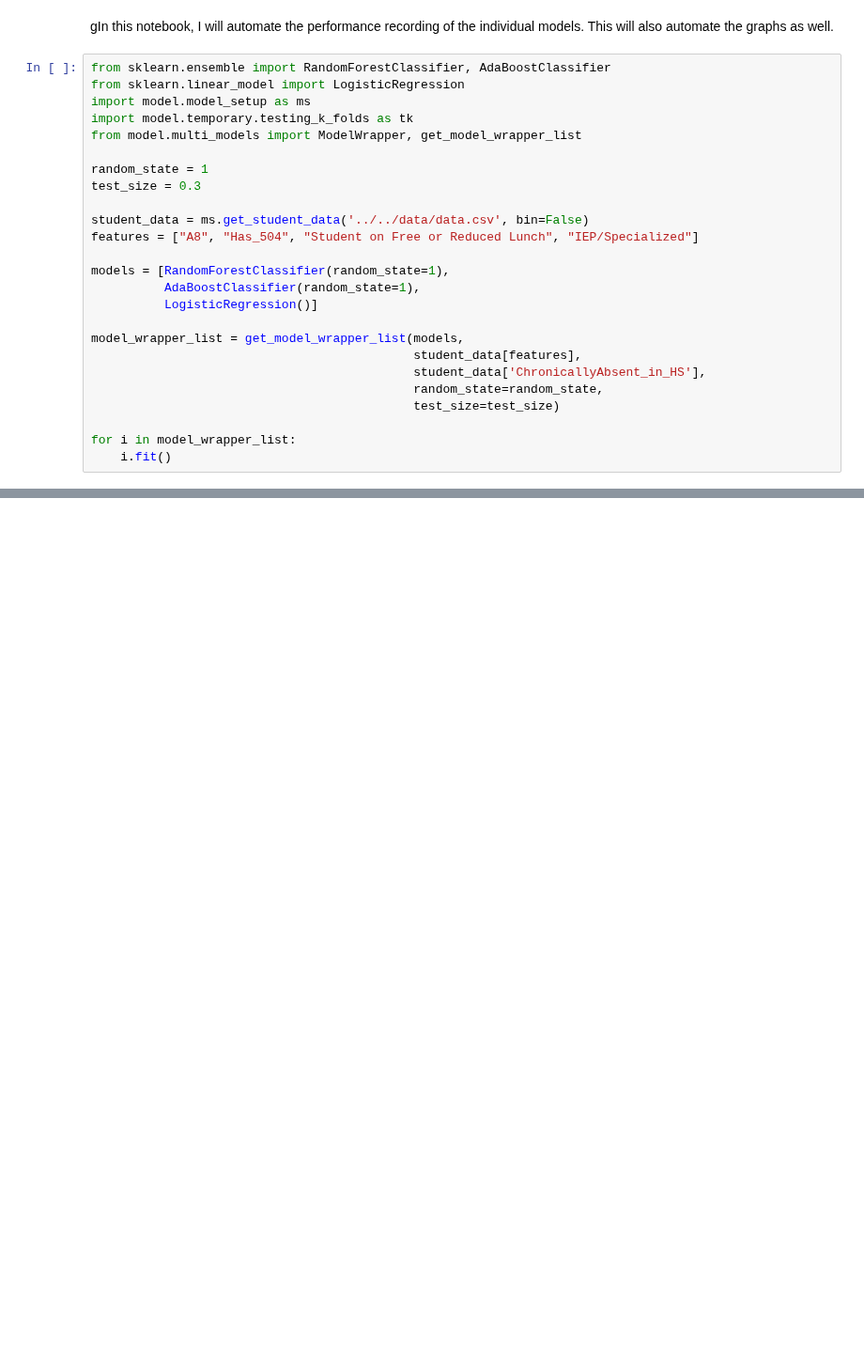
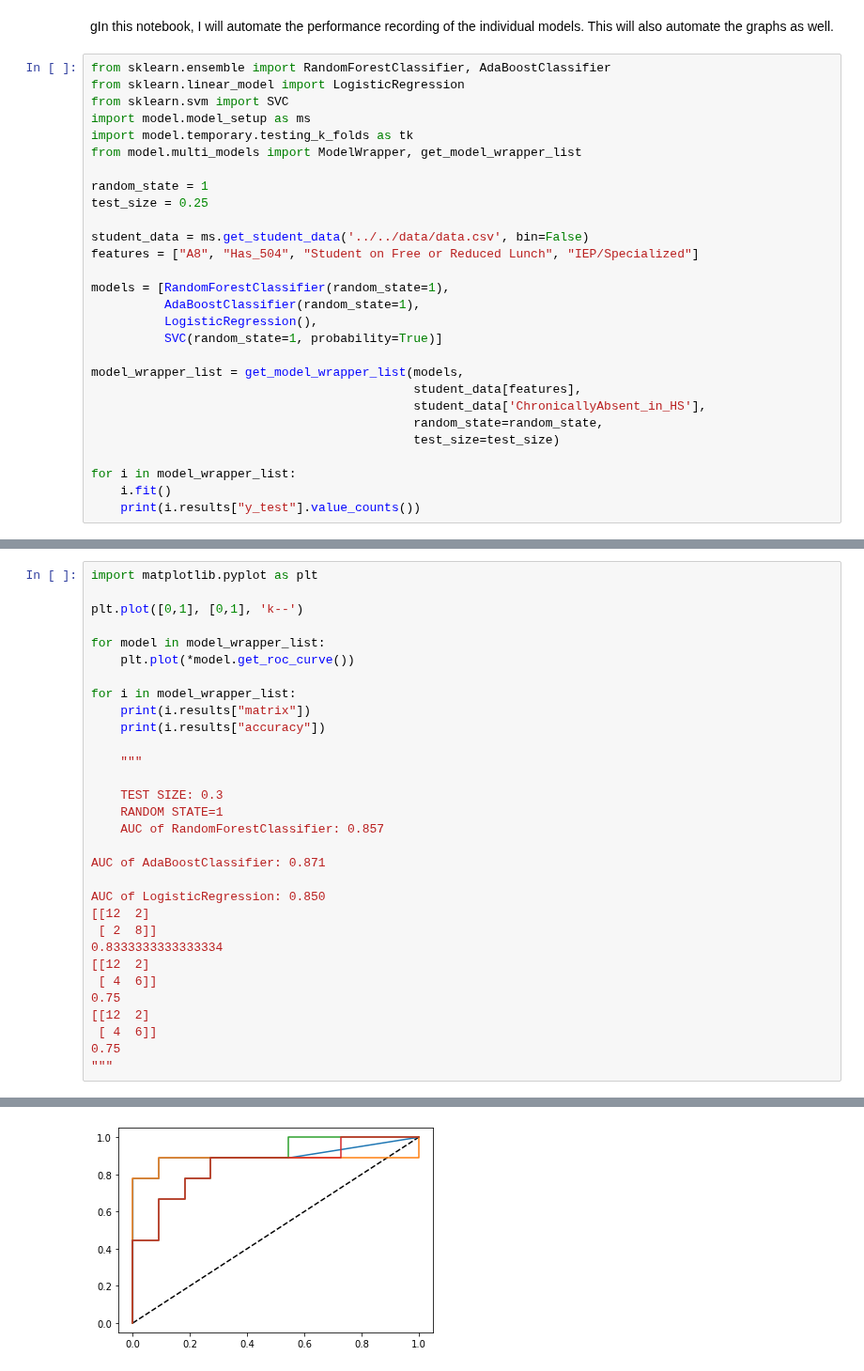
Before and after one commit to kevinmonisit/Research, a Jupyter notebook: model/notebooks/multi_model_graphs.ipynb, the cells around one changed output, grey strips where cells are left out. Shown at 94% size. Saved outputs shown, nothing was run; the diff lists cells and outputs as text; blank space fills up the shorter version.

```diff
--- a/model/notebooks/multi_model_graphs.ipynb
+++ b/model/notebooks/multi_model_graphs.ipynb
@@ -4,19 +4,21 @@ This will also automate the graphs as well.
 # %%
 from sklearn.ensemble import RandomForestClassifier, AdaBoostClassifier
 from sklearn.linear_model import LogisticRegression
+from sklearn.svm import SVC
 import model.model_setup as ms
 import model.temporary.testing_k_folds as tk
 from model.multi_models import ModelWrapper, get_model_wrapper_list
 
 random_state = 1
-test_size = 0.3
+test_size = 0.25
 
 student_data = ms.get_student_data('../../data/data.csv', bin=False)
 features = ["A8", "Has_504", "Student on Free or Reduced Lunch", "IEP/Specialized"]
 
 models = [RandomForestClassifier(random_state=1),
           AdaBoostClassifier(random_state=1),
-          LogisticRegression()]
+          LogisticRegression(),
+          SVC(random_state=1, probability=True)]
 
 model_wrapper_list = get_model_wrapper_list(models,
                                             student_data[features],
@@ -26,5 +28,6 @@ model_wrapper_list = get_model_wrapper_list(models,
 
 for i in model_wrapper_list:
     i.fit()
+    print(i.results["y_test"].value_counts())
 # %% [output]
 Number of students on reduced lunch: 23
@@ -90,0 +102,32 @@ AUC of LogisticRegression: 0.782
+# %%
+import matplotlib.pyplot as plt
+
+plt.plot([0,1], [0,1], 'k--')
+
+for model in model_wrapper_list:
+    plt.plot(*model.get_roc_curve())
+
+for i in model_wrapper_list:
+    print(i.results["matrix"])
+    print(i.results["accuracy"])
+
+    """
+
+    TEST SIZE: 0.3
+    RANDOM STATE=1
+    AUC of RandomForestClassifier: 0.857
+
+AUC of AdaBoostClassifier: 0.871
+
+AUC of LogisticRegression: 0.850
+[[12  2]
+ [ 2  8]]
+0.8333333333333334
+[[12  2]
+ [ 4  6]]
+0.75
+[[12  2]
+ [ 4  6]]
+0.75
+"""
+# %% [output]
@@ -90,0 +153 @@ AUC of LogisticRegression: 0.782
+[figure, added]
```
Also changed, not shown: parts of 5 cells of this notebook, 3 other files.
